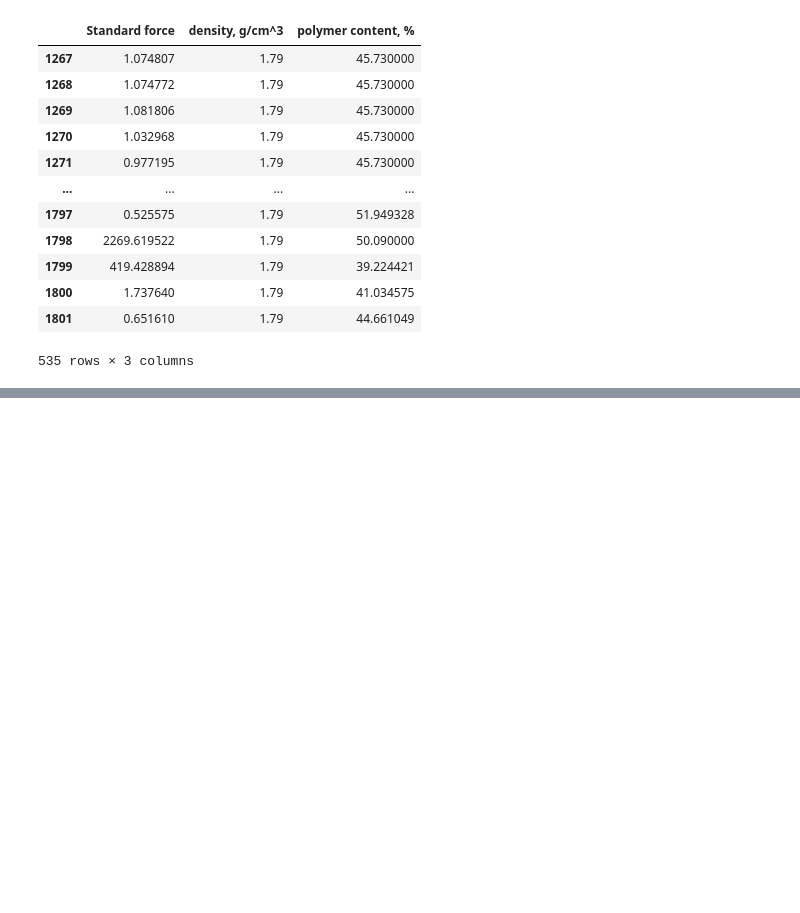
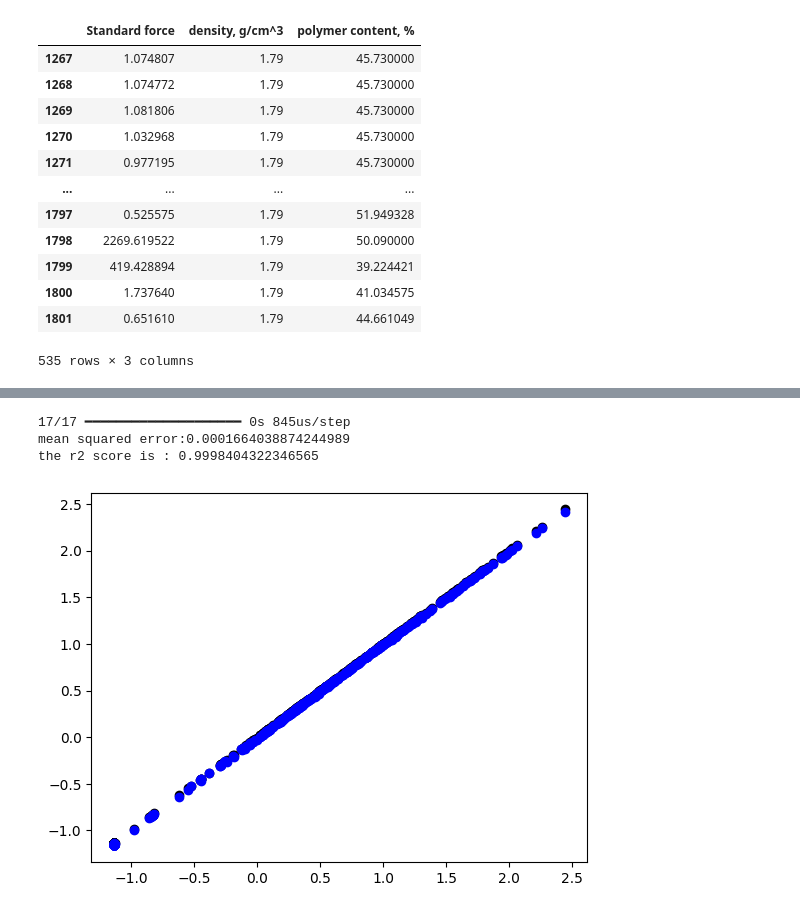
Before and after one commit to ishaan-sangwan/minor, a Jupyter notebook: src/restart.ipynb, the cells around one changed output, grey strips where cells are left out. Cells and saved outputs as stored; diff of their text form; code cells hidden in the pictures; blank space fills up the shorter version.

```diff
--- a/src/restart.ipynb
+++ b/src/restart.ipynb
@@ -167,0 +275,31 @@ plt.scatter(X.iloc[:,0],y, color='black')
+# %%
+
+# Build the model
+model = Sequential()
+
+# Input layer + Hidden layer 1
+model.add(Dense(64, input_dim=3, activation='relu'))
+
+# Hidden layer 2
+model.add(Dense(32, activation='relu'))
+
+# Hidden layer 3
+model.add(Dense(16, activation='relu'))
+
+# Output layer
+model.add(Dense(1, activation='linear'))
+
+# Compile the model
+model.compile(optimizer='adam', loss='mean_squared_error')
+# %%
+
+# Train the model
+model.fit(X_train, y_train, epochs=100, batch_size=10, validation_split=0.2)
+
+# Evaluate the model
+loss = model.evaluate(X_test, y_test)
+print(f'Test Loss: {loss}')
+
+# Make predictions
+y_pred = model.predict(X_test)
+y_pred = scaler_y.inverse_transform(y_pred)  # Inverse transform to get original scale
@@ -167,0 +325,16 @@ plt.scatter(X.iloc[:,0],y, color='black')
+# %%
+y_pred = model.predict(X_test)
+print(f'mean squared error:{mean_squared_error(y_pred,y_test)}')
+print(f'the r2 score is : {r2_score(y_pred,y_test)}')
+# %% [output]
+17/17 ━━━━━━━━━━━━━━━━━━━━ 0s 845us/step
+mean squared error:0.0001664038874244989
+the r2 score is : 0.9998404322346565
+# %%
+X_test = pd.DataFrame(X_test)
+# %%
+plt.scatter(X_test.iloc[:,0],y_test, color='black')
+plt.scatter(X_test.iloc[:,0], y_pred, color='blue')
+plt.show()
+# %% [output]
+[figure, added]
```
Also changed, not shown: parts of 30 cells of this notebook, 1 other file.
